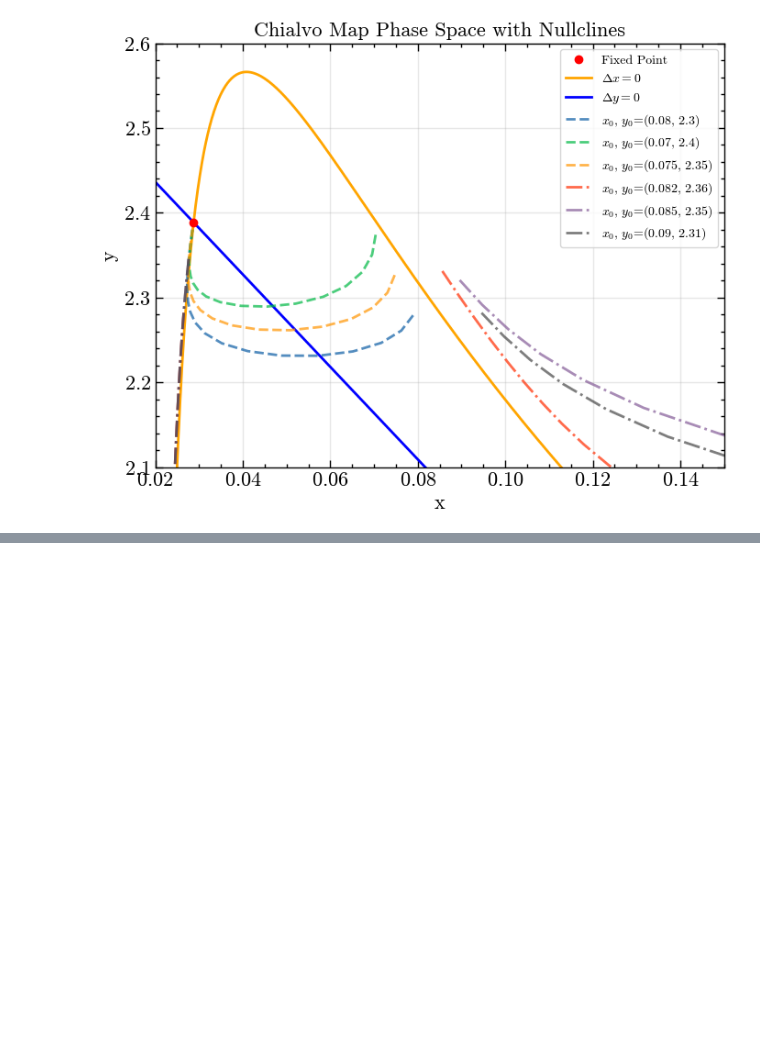
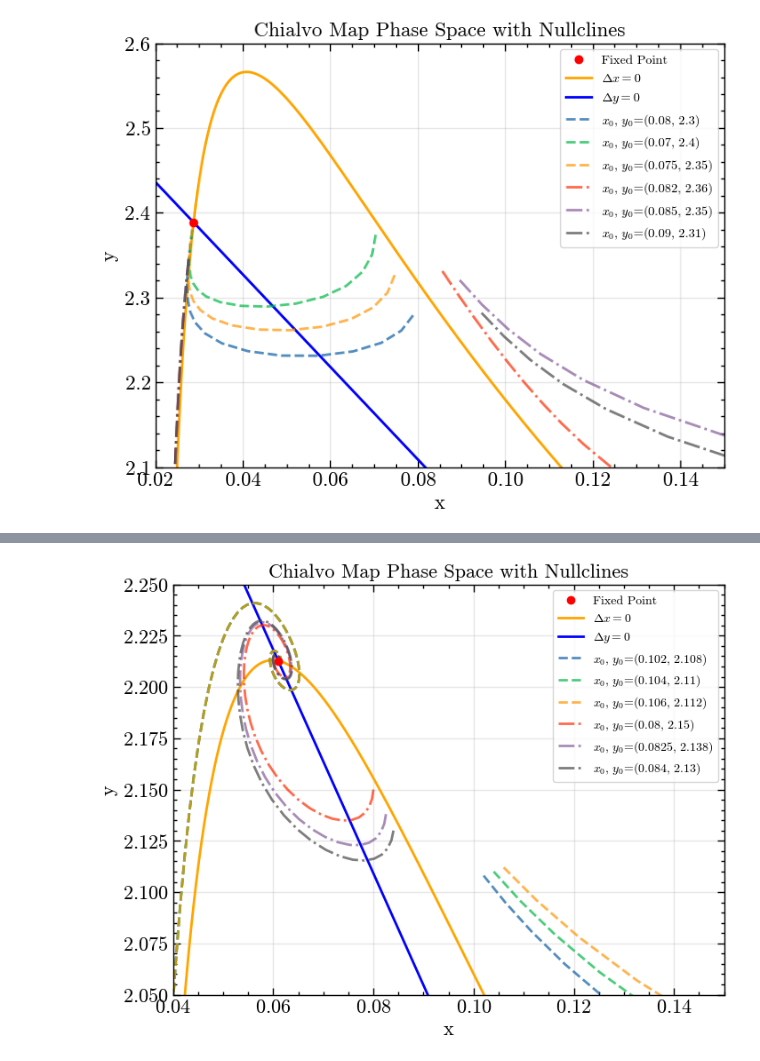
Before and after one commit to alanPalma25/complex_systems, a Jupyter notebook: final_project/chialvo_map.ipynb, the cells around one changed output, grey strips where cells are left out. Cells and saved outputs as stored; diff of their text form; code cells hidden in the pictures; blank space fills up the shorter version.

```diff
--- a/final_project/chialvo_map.ipynb
+++ b/final_project/chialvo_map.ipynb
@@ -413,7 +414,7 @@ plt.figure(figsize=(8, 6))
 
 # Plot fixed points
 for point in fixed_points:
-    plt.plot(point[0], point[1], 'ro', label='Fixed Point', color='red', zorder=5)
+    plt.plot(point[0], point[1], 'ro', label='Fixed Point', zorder=5)
 
 # Plot nullclines
 plt.plot(x_for_nullX, dx, label=r'$\Delta x = 0$', color='orange')
@@ -447,0 +529,38 @@ plt.show()
+# %%
+# Plot nullclines
+plt.figure(figsize=(8, 6))
+
+# Plot fixed points
+for point in fixed_points_f7:
+    plt.plot(point[0], point[1], 'ro', label='Fixed Point', zorder=5)
+
+# Plot nullclines
+plt.plot(x_for_nullX_f7, dx_f7, label=r'$\Delta x = 0$', color='orange')
+plt.plot(x_for_nullY_f7, dy_f7, label=r'$\Delta y = 0$', color='blue')
+
+# Phase space for diffrent initial conditions
+ics_st = [(0.08, 2.150), (0.0825, 2.138), (0.084, 2.130)] # subthreshold
+ics_ap = [(0.102, 2.108), (0.104, 2.110), (0.106, 2.112)] # action potential
+
+for ic in ics_ap:
+    chialvo_f7 = ChialvoMap(T=200, a = a_f7, b = b_f7, c = c_f7, k = k_f7)
+    trajectory = chialvo_f7.run(x0=ic[0], y0=ic[1])
+    plt.plot(trajectory[:, 0], trajectory[:, 1], linestyle='--',
+             label=r'$x_{0}, \, y_{0}$=' + f'{ic}', alpha=0.7)
+
+for ic in ics_st:
+    chialvo_f7 = ChialvoMap(T=200, a = a_f7, b = b_f7, c = c_f7, k = k_f7)
+    trajectory = chialvo_f7.run(x0=ic[0], y0=ic[1])
+    plt.plot(trajectory[:, 0], trajectory[:, 1], linestyle='-.',
+             label=r'$x_{0}, \, y_{0}$=' + f'{ic}', alpha=0.7)
+
+plt.title('Chialvo Map Phase Space with Nullclines')
+plt.xlabel('x')
+plt.ylabel('y')
+plt.ylim(2.05, 2.25)
+plt.xlim(0.04, 0.15)
+plt.legend(frameon=True, fontsize=10)
+plt.grid(alpha=0.3)
+plt.show()
+# %% [output]
+[figure, added]
```
Also changed, not shown: parts of 24 cells of this notebook, 1 other file.
